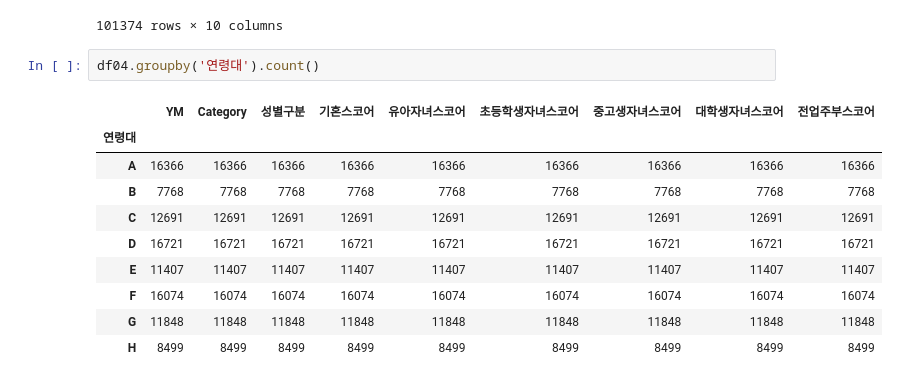
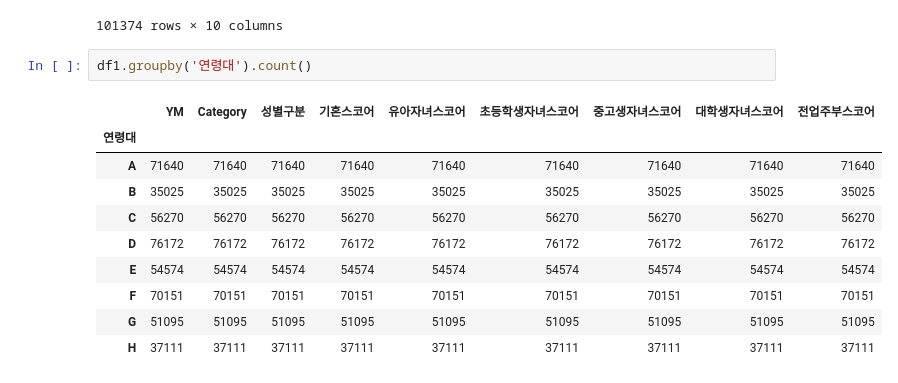
Before and after one commit to danbikiki/machine-learning, a Jupyter notebook: 삼성카드_진짜.ipynb, the cells around one changed output. Cells and saved outputs as stored; diff of their text form.

```diff
--- a/삼성카드_진짜.ipynb
+++ b/삼성카드_진짜.ipynb
@@ -174,15 +181,15 @@ df04
 | 210467 | 202004 | 오픈마켓/소셜 | 1 | A | high | low | mid | mid | mid | mid |
 101374 rows × 10 columns
 # %%
-df04.groupby('연령대').count()
+df1.groupby('연령대').count()
 # %% [output]
 |  | YM | Category | 성별구분 | 기혼스코어 | 유아자녀스코어 | 초등학생자녀스코어 | 중고생자녀스코어 | 대학생자녀스코어 | 전업주부스코어 |
 | 연령대 |  |  |  |  |  |  |  |  |  |
-| A | 16366 | 16366 | 16366 | 16366 | 16366 | 16366 | 16366 | 16366 | 16366 |
-| B | 7768 | 7768 | 7768 | 7768 | 7768 | 7768 | 7768 | 7768 | 7768 |
-| C | 12691 | 12691 | 12691 | 12691 | 12691 | 12691 | 12691 | 12691 | 12691 |
-| D | 16721 | 16721 | 16721 | 16721 | 16721 | 16721 | 16721 | 16721 | 16721 |
-| E | 11407 | 11407 | 11407 | 11407 | 11407 | 11407 | 11407 | 11407 | 11407 |
-| F | 16074 | 16074 | 16074 | 16074 | 16074 | 16074 | 16074 | 16074 | 16074 |
-| G | 11848 | 11848 | 11848 | 11848 | 11848 | 11848 | 11848 | 11848 | 11848 |
-| H | 8499 | 8499 | 8499 | 8499 | 8499 | 8499 | 8499 | 8499 | 8499 |
+| A | 71640 | 71640 | 71640 | 71640 | 71640 | 71640 | 71640 | 71640 | 71640 |
+| B | 35025 | 35025 | 35025 | 35025 | 35025 | 35025 | 35025 | 35025 | 35025 |
+| C | 56270 | 56270 | 56270 | 56270 | 56270 | 56270 | 56270 | 56270 | 56270 |
+| D | 76172 | 76172 | 76172 | 76172 | 76172 | 76172 | 76172 | 76172 | 76172 |
+| E | 54574 | 54574 | 54574 | 54574 | 54574 | 54574 | 54574 | 54574 | 54574 |
+| F | 70151 | 70151 | 70151 | 70151 | 70151 | 70151 | 70151 | 70151 | 70151 |
+| G | 51095 | 51095 | 51095 | 51095 | 51095 | 51095 | 51095 | 51095 | 51095 |
+| H | 37111 | 37111 | 37111 | 37111 | 37111 | 37111 | 37111 | 37111 | 37111 |
```
Also changed, not shown: parts of 51 cells of this notebook.
